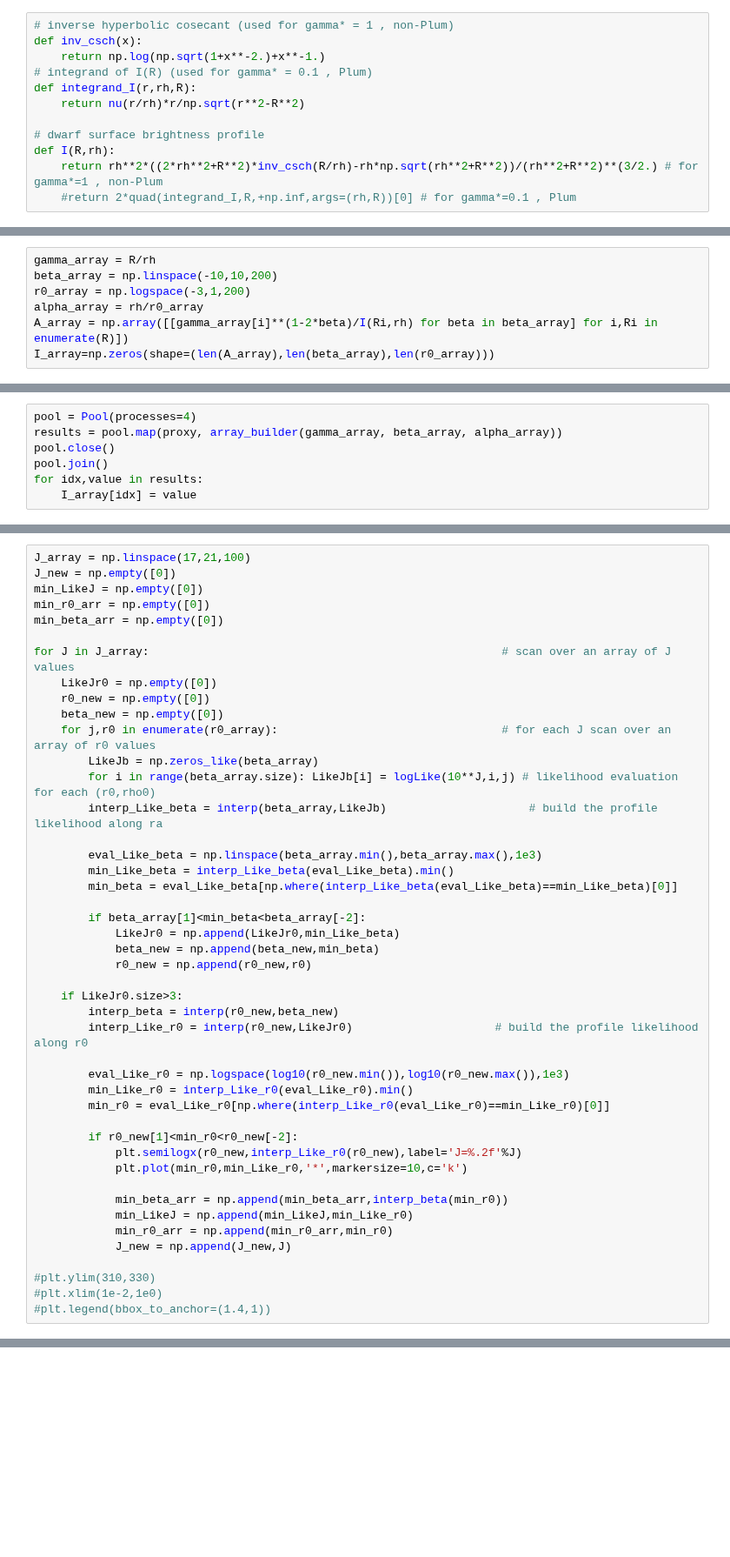
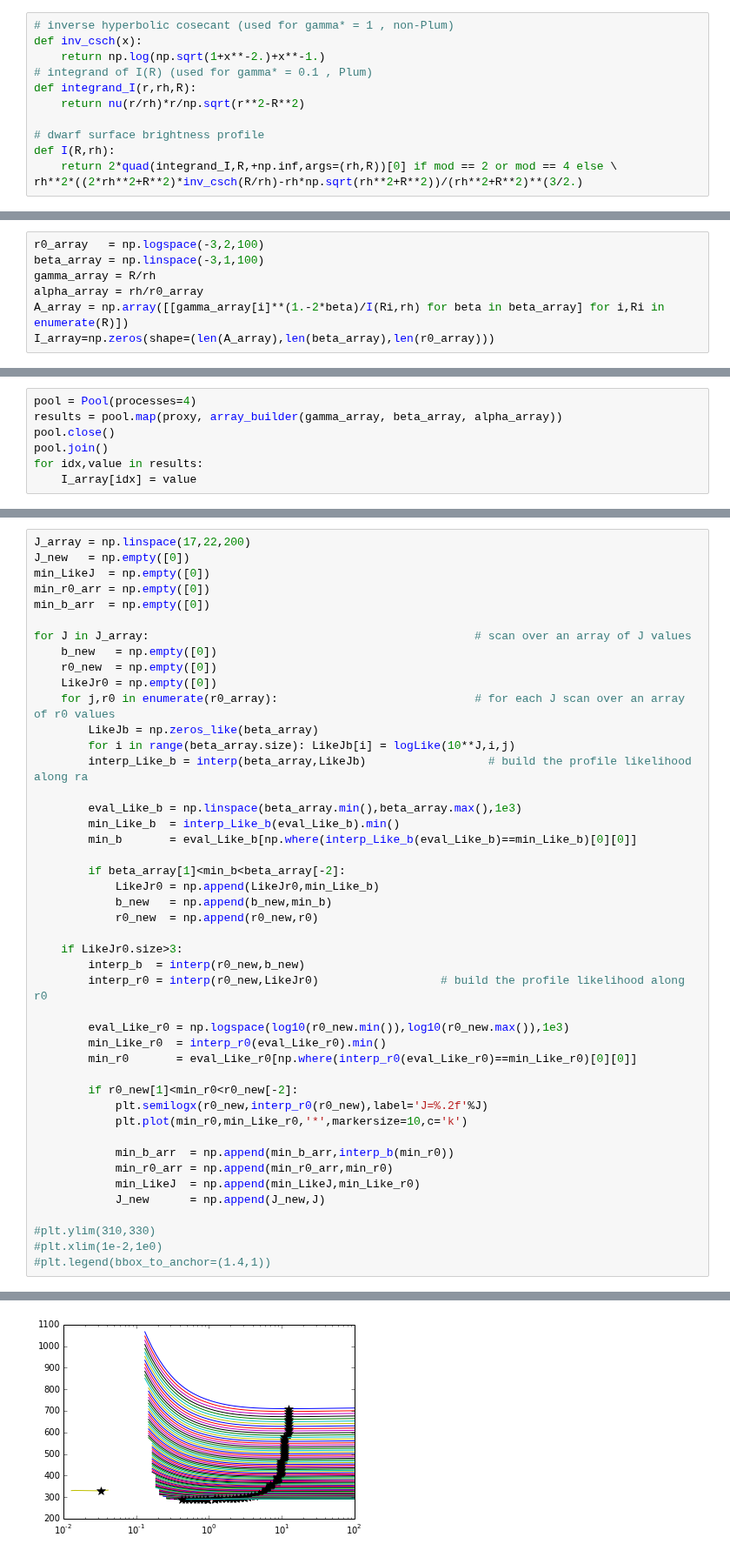
Before and after one commit to achiappo/FRESKA, a Jupyter notebook: simulationCA.ipynb, the cells around one changed output, grey strips where cells are left out. Shown at 87% size. Saved outputs shown, nothing was run; the diff lists cells and outputs as text; blank space fills up the shorter version.

```diff
--- a/simulationCA.ipynb
+++ b/simulationCA.ipynb
@@ -38,7 +47,7 @@ def integrand_I(r,rh,R):
 
 # dwarf surface brightness profile
 def I(R,rh):
-    return rh**2*((2*rh**2+R**2)*inv_csch(R/rh)-rh*np.sqrt(rh**2+R**2))/(rh**2+R**2)**(3/2.) # for gamma*=1 , non-Plum
-    #return 2*quad(integrand_I,R,+np.inf,args=(rh,R))[0] # for gamma*=0.1 , Plum
+    return 2*quad(integrand_I,R,+np.inf,args=(rh,R))[0] if mod == 2 or mod == 4 else \
+rh**2*((2*rh**2+R**2)*inv_csch(R/rh)-rh*np.sqrt(rh**2+R**2))/(rh**2+R**2)**(3/2.)
 # %%
 # Mock data preparation
@@ -61,10 +73,10 @@ rh=0.25
 nstars=np.size(R)
 # %%
+r0_array   = np.logspace(-3,2,100)
+beta_array = np.linspace(-3,1,100)
 gamma_array = R/rh
-beta_array = np.linspace(-10,10,200)
-r0_array = np.logspace(-3,1,200)
 alpha_array = rh/r0_array
-A_array = np.array([[gamma_array[i]**(1-2*beta)/I(Ri,rh) for beta in beta_array] for i,Ri in enumerate(R)])
+A_array = np.array([[gamma_array[i]**(1.-2*beta)/I(Ri,rh) for beta in beta_array] for i,Ri in enumerate(R)])
 I_array=np.zeros(shape=(len(A_array),len(beta_array),len(r0_array)))
 # %%
 def array_builder(gamma_array, beta_array, alpha_array):
@@ -107,44 +109,44 @@ def logLike(J,i,j):
 # %%
-J_array = np.linspace(17,21,100)
-J_new = np.empty([0])
-min_LikeJ = np.empty([0])
+J_array = np.linspace(17,22,200)
+J_new   = np.empty([0])
+min_LikeJ  = np.empty([0])
 min_r0_arr = np.empty([0])
-min_beta_arr = np.empty([0])
+min_b_arr  = np.empty([0])
 
-for J in J_array:                                                    # scan over an array of J values
+for J in J_array:                                                # scan over an array of J values
+    b_new   = np.empty([0])
+    r0_new  = np.empty([0])
     LikeJr0 = np.empty([0])
-    r0_new = np.empty([0])
-    beta_new = np.empty([0])
-    for j,r0 in enumerate(r0_array):                                 # for each J scan over an array of r0 values
+    for j,r0 in enumerate(r0_array):                             # for each J scan over an array of r0 values
         LikeJb = np.zeros_like(beta_array)
-        for i in range(beta_array.size): LikeJb[i] = logLike(10**J,i,j) # likelihood evaluation for each (r0,rho0)
-        interp_Like_beta = interp(beta_array,LikeJb)                     # build the profile likelihood along ra
+        for i in range(beta_array.size): LikeJb[i] = logLike(10**J,i,j)
+        interp_Like_b = interp(beta_array,LikeJb)                  # build the profile likelihood along ra
 
-        eval_Like_beta = np.linspace(beta_array.min(),beta_array.max(),1e3)
-        min_Like_beta = interp_Like_beta(eval_Like_beta).min()
-        min_beta = eval_Like_beta[np.where(interp_Like_beta(eval_Like_beta)==min_Like_beta)[0]]
+        eval_Like_b = np.linspace(beta_array.min(),beta_array.max(),1e3)
+        min_Like_b  = interp_Like_b(eval_Like_b).min()
+        min_b       = eval_Like_b[np.where(interp_Like_b(eval_Like_b)==min_Like_b)[0][0]]
 
-        if beta_array[1]<min_beta<beta_array[-2]:
-            LikeJr0 = np.append(LikeJr0,min_Like_beta)
-            beta_new = np.append(beta_new,min_beta)
-            r0_new = np.append(r0_new,r0)
+        if beta_array[1]<min_b<beta_array[-2]:
+            LikeJr0 = np.append(LikeJr0,min_Like_b)
+            b_new   = np.append(b_new,min_b)
+            r0_new  = np.append(r0_new,r0)
 
     if LikeJr0.size>3:
-        interp_beta = interp(r0_new,beta_new)
-        interp_Like_r0 = interp(r0_new,LikeJr0)                     # build the profile likelihood along r0
+        interp_b  = interp(r0_new,b_new)
+        interp_r0 = interp(r0_new,LikeJr0)                  # build the profile likelihood along r0
 
         eval_Like_r0 = np.logspace(log10(r0_new.min()),log10(r0_new.max()),1e3)
-        min_Like_r0 = interp_Like_r0(eval_Like_r0).min()
-        min_r0 = eval_Like_r0[np.where(interp_Like_r0(eval_Like_r0)==min_Like_r0)[0]]
+        min_Like_r0  = interp_r0(eval_Like_r0).min()
+        min_r0       = eval_Like_r0[np.where(interp_r0(eval_Like_r0)==min_Like_r0)[0][0]]
 
         if r0_new[1]<min_r0<r0_new[-2]:
-            plt.semilogx(r0_new,interp_Like_r0(r0_new),label='J=%.2f'%J)
+            plt.semilogx(r0_new,interp_r0(r0_new),label='J=%.2f'%J)
             plt.plot(min_r0,min_Like_r0,'*',markersize=10,c='k')
 
-            min_beta_arr = np.append(min_beta_arr,interp_beta(min_r0))
-            min_LikeJ = np.append(min_LikeJ,min_Like_r0)
+            min_b_arr  = np.append(min_b_arr,interp_b(min_r0))
             min_r0_arr = np.append(min_r0_arr,min_r0)
-            J_new = np.append(J_new,J)
+            min_LikeJ  = np.append(min_LikeJ,min_Like_r0)
+            J_new      = np.append(J_new,J)
 
 #plt.ylim(310,330)
 #plt.xlim(1e-2,1e0)
@@ -153,0 +155 @@ NameError: name 'logLike' is not defined
+[figure, added]
```
Also changed, not shown: parts of 16 cells of this notebook, 6 other files.
